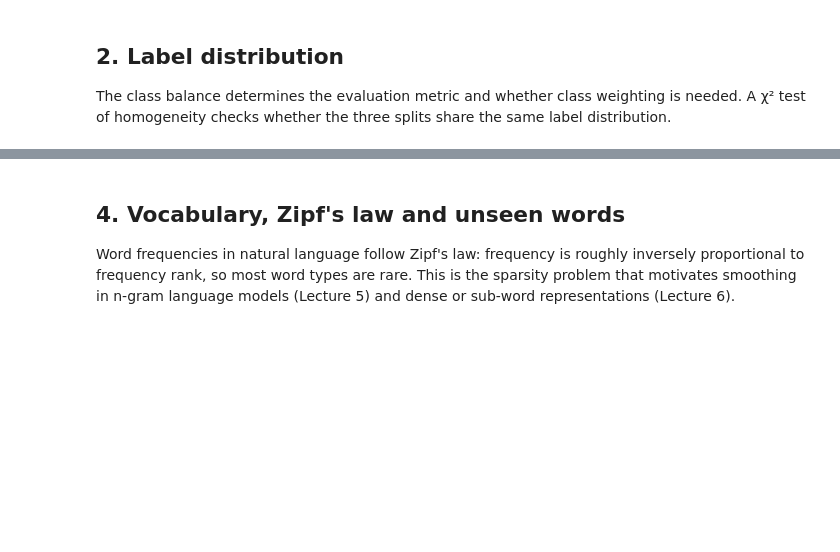
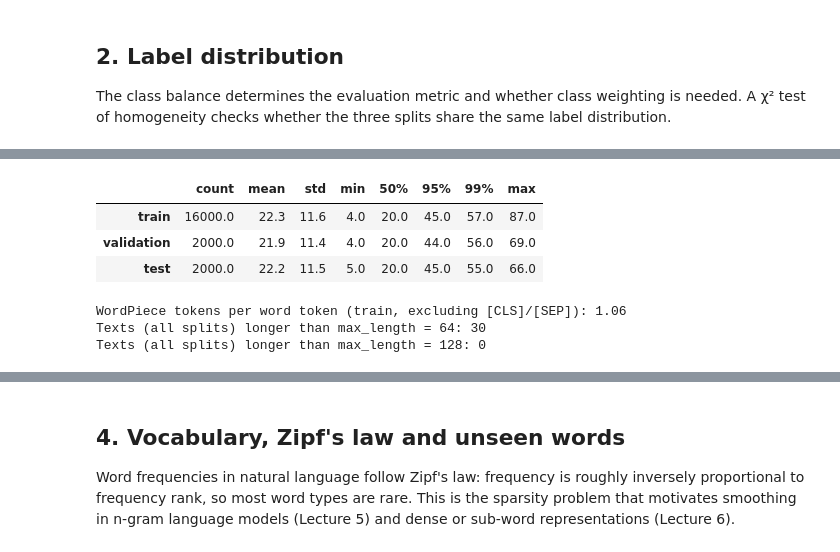
Before and after one commit to Cecile1015/emotion-mirror-cbs4702, a Jupyter notebook: notebooks/01_eda.ipynb, the cells around one changed output, grey strips where cells are left out. Drawn from its saved outputs; the diff is of its cells as text; code cells hidden in the pictures; blank space fills up the shorter version.

```diff
--- a/notebooks/01_eda.ipynb
+++ b/notebooks/01_eda.ipynb
@@ -161 +206,26 @@ plt.show()
+# %%
+# WordPiece lengths for bert-base-uncased (requires the transformers package).
+try:
+    from transformers import AutoTokenizer
+
+    wp_tokenizer = AutoTokenizer.from_pretrained("bert-base-uncased")
+    for df in splits.values():
+        df["n_wordpiece"] = [len(ids) for ids in wp_tokenizer(df["text"].tolist())["input_ids"]]  # includes [CLS] and [SEP]
+    wp_stats = pd.DataFrame({name: df["n_wordpiece"].describe(percentiles=[0.5, 0.95, 0.99]) for name, df in splits.items()}).T
+    display(wp_stats.round(1))
+    pieces_per_word = (train["n_wordpiece"] - 2).sum() / train["n_tokens"].sum()
+    print(f"WordPiece tokens per word token (train, excluding [CLS]/[SEP]): {pieces_per_word:.2f}")
+    for max_len in (64, 128):
+        n_cut = sum(int((df["n_wordpiece"] > max_len).sum()) for df in splits.values())
+        print(f"Texts (all splits) longer than max_length = {max_len}: {n_cut}")
+except ImportError:
+    print("transformers is not installed; the WordPiece length check is repeated in 06_bert.")
+# %% [output]
+|  | count | mean | std | min | 50% | 95% | 99% | max |
+| train | 16000.0 | 22.3 | 11.6 | 4.0 | 20.0 | 45.0 | 57.0 | 87.0 |
+| validation | 2000.0 | 21.9 | 11.4 | 4.0 | 20.0 | 44.0 | 56.0 | 69.0 |
+| test | 2000.0 | 22.2 | 11.5 | 5.0 | 20.0 | 45.0 | 55.0 | 66.0 |
+WordPiece tokens per word token (train, excluding [CLS]/[SEP]): 1.06
+Texts (all splits) longer than max_length = 64: 30
+Texts (all splits) longer than max_length = 128: 0
 # %% [markdown]
```
Also changed, not shown: parts of 29 cells of this notebook, 20 other files.
